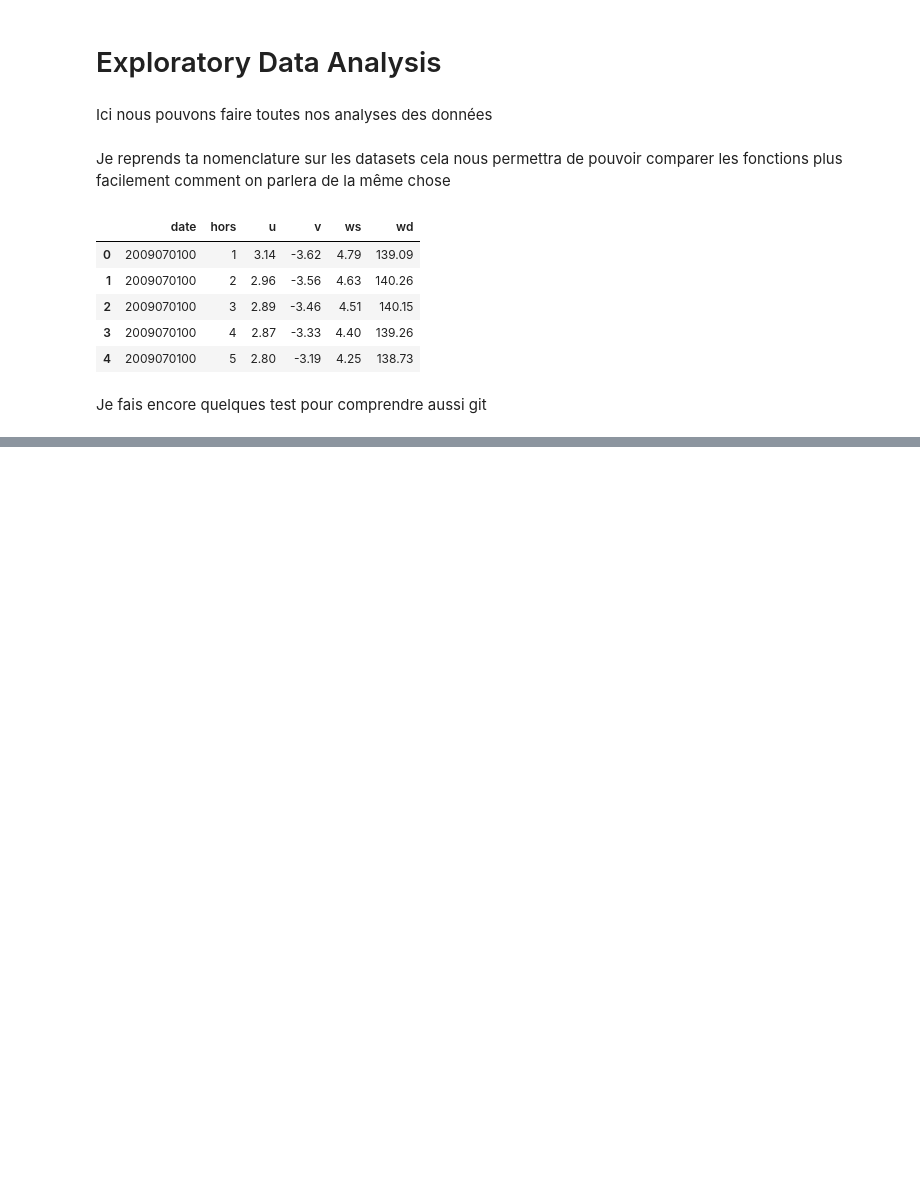
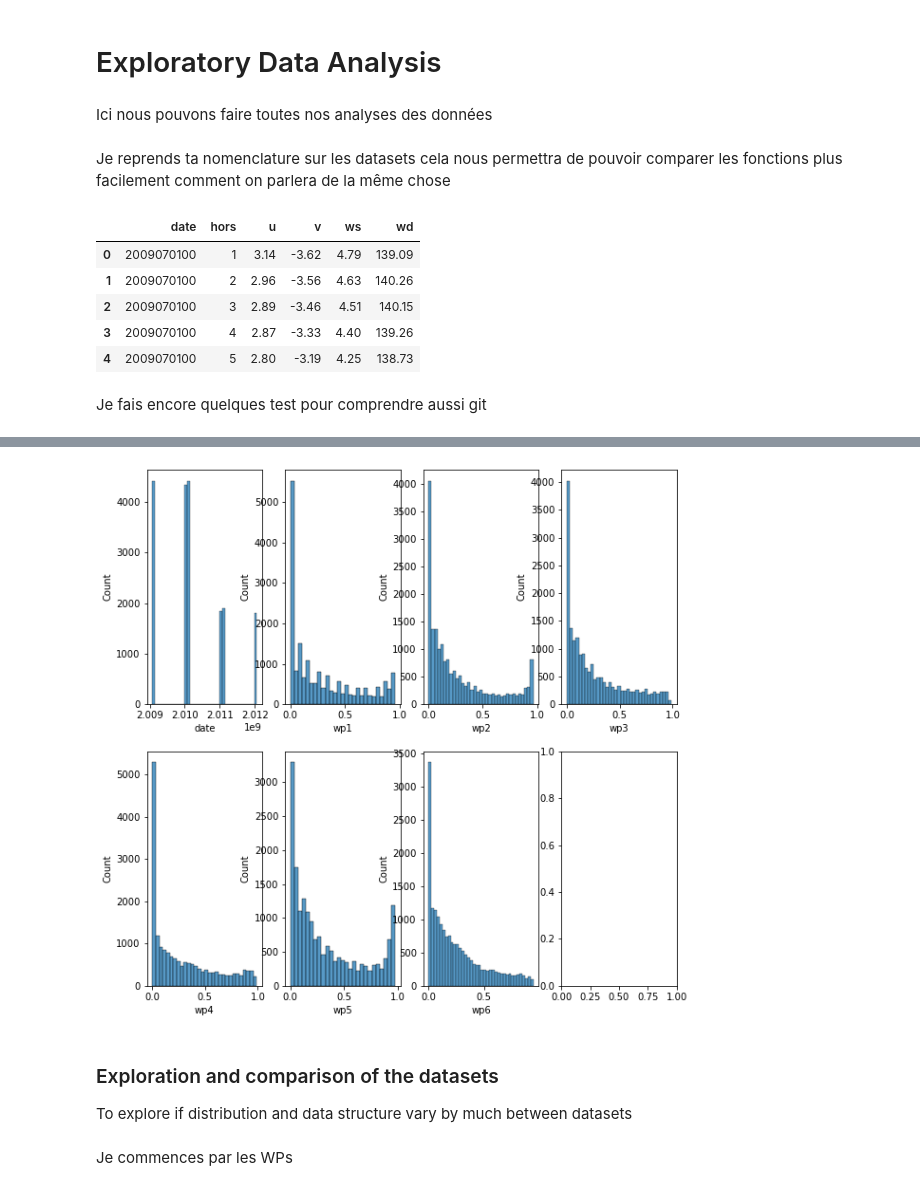
Before and after one commit to MorganeVives/DataChallenge_WP_phase2, a Jupyter notebook: EDA_GC.ipynb, the cells around one changed output, grey strips where cells are left out. Saved outputs shown, nothing was run; the diff lists cells and outputs as text; code cells hidden in the pictures; blank space fills up the shorter version.

Commit message:
Comparison between dataset + try on deviation between forecast

```diff
--- a/EDA_GC.ipynb
+++ b/EDA_GC.ipynb
@@ -29,0 +55,3 @@ Je fais encore quelques test pour comprendre aussi git
+# %%
+for i in training_data_1.columns:
+    print(training_data_1[i].skew())
@@ -29,0 +66,11 @@ Je fais encore quelques test pour comprendre aussi git
+# %%
+n_rows=2
+n_cols=4
+
+a4_dims = (10, 10)
+fig, axes = plt.subplots(nrows=n_rows, ncols=n_cols, figsize=a4_dims)
+
+for i, column in enumerate(training_data_1.columns):
+    sns.histplot(training_data_1[column],ax=axes[i//n_cols,i%n_cols])
+# %% [output]
+[figure, added]
@@ -29,0 +82,5 @@ Je fais encore quelques test pour comprendre aussi git
+# %% [markdown]
+### Exploration and comparison of the datasets
+To explore if distribution and data structure vary by much between datasets
+# %% [markdown]
+Je commences par les WPs
```
Also changed, not shown: parts of 21 cells of this notebook.
